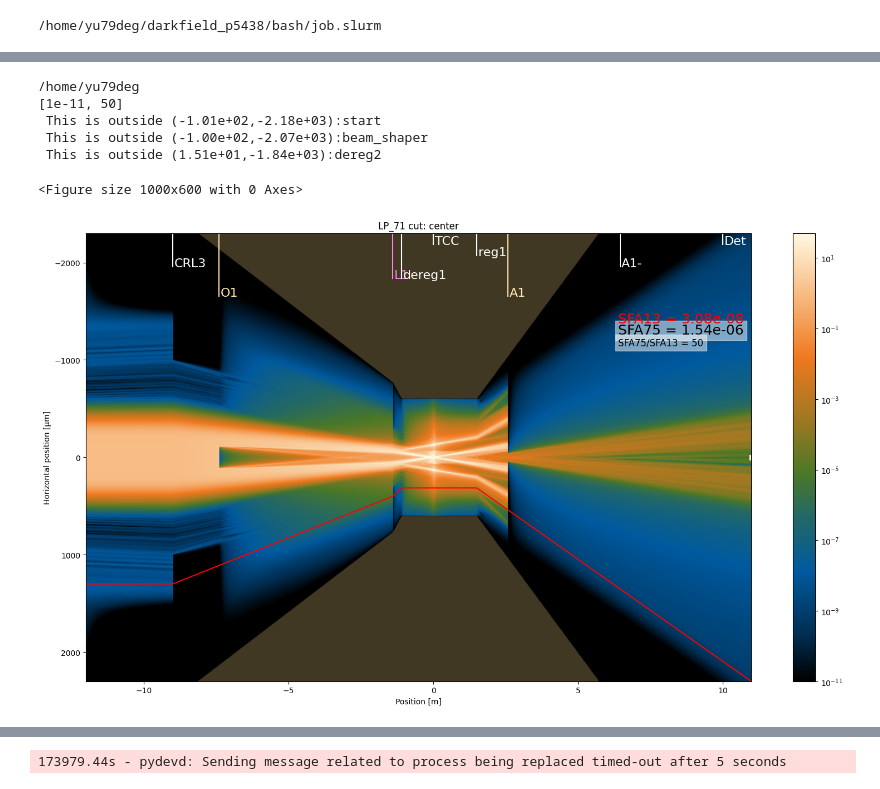
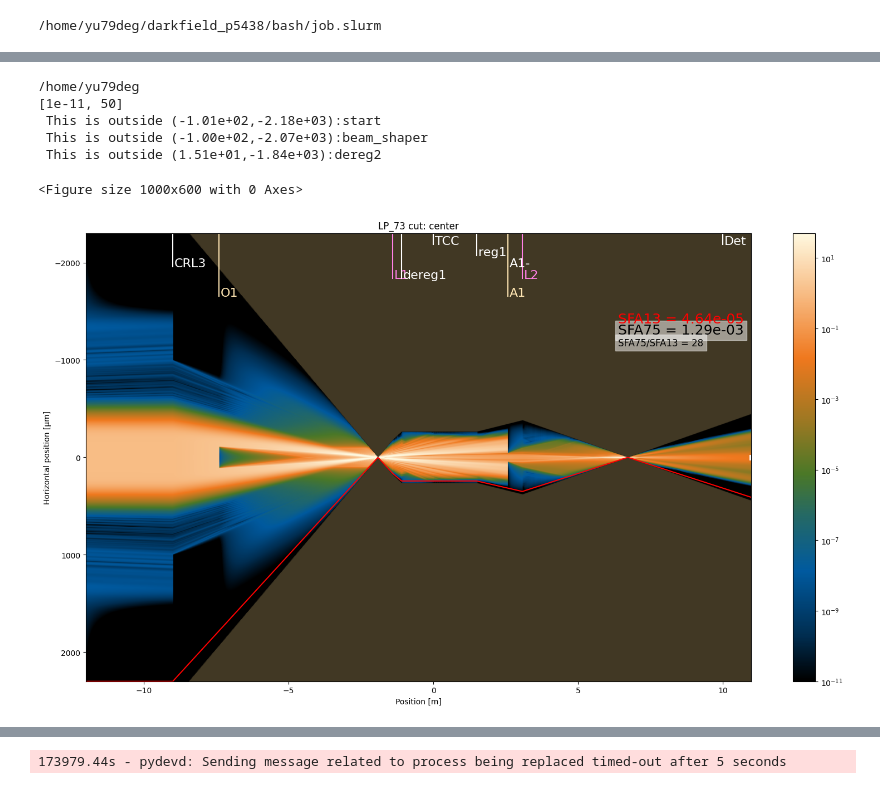
Before and after one commit to amatheron/AimeDF, a Jupyter notebook: notebooks/1st_conv_test.ipynb, the cells around one changed output, grey strips where cells are left out. Drawn from its saved outputs; the diff is of its cells as text; code cells hidden in the pictures.

```diff
--- a/notebooks/1st_conv_test.ipynb
+++ b/notebooks/1st_conv_test.ipynb
@@ -49,7 +48,7 @@ from darkfield.diffra_v2 import flow_plot
 
 project_dir = "darkfield_p5438/Aime"
 
-file = "LP_71" #name of the file
+file = "LP_73" #name of the file
 
 create_video_ff = 1 #create a video from the "ff" images.
 
@@ -61,34 +60,34 @@ log = 1 #log or linear scale (LINEAR SCALE DOESNT WORK)
 xl = [-15,15] #horizontal axis limits
 xl = None #horizontal axis limits
 flow_plot_crange = 1e-5 #relative scale to plot images.
 
 #==================================================#
 flow_figs = 0 #save the flow figs (Pretty long to run!)
 create_video_ff = 0 #create a video from the saved pictures
 #==================================================#
 
 # Call the function
 flow_plot(project_dir, file, cl=cl, gyax_def=gyax_def,
           vertical_type=vertical_type, log=log, xl=xl,
           flow_figs=flow_figs, flow_plot_crange=flow_plot_crange)
 
 
 
 if create_video_ff and flow_figs:
     image_dir = f"darkfield_p5438/Aime/flow_figs/{file}"
     output_file = "movie.mp4"
     framerate = 10
     video_images_path = ""
     input_pattern = f"{image_dir}/ff_%04d.png"
     !ffmpeg -framerate {framerate} -i "{input_pattern}" -c:v libx264 -pix_fmt yuv420p "{image_dir}/{output_file}"
 # %% [output]
 /home/yu79deg
 [1e-11, 50]
  This is outside (-1.01e+02,-2.18e+03):start
  This is outside (-1.00e+02,-2.07e+03):beam_shaper
  This is outside (1.51e+01,-1.84e+03):dereg2
 <Figure size 1000x600 with 0 Axes>
-[figure, old version]
+[figure, new version]
 # %%
 !ffmpeg -version
 # %%
```
Also changed, not shown: parts of 3 cells of this notebook, 5 other files.
